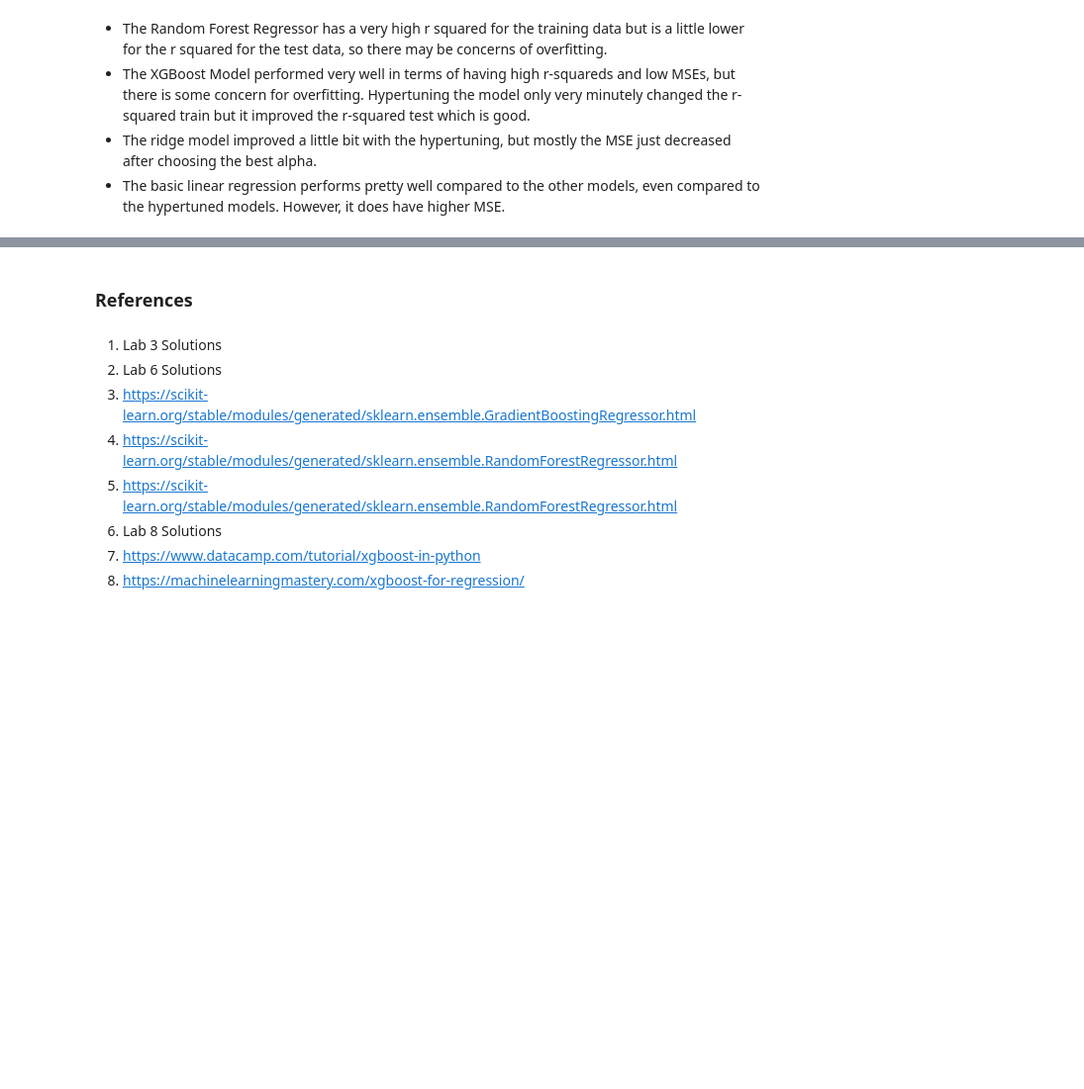
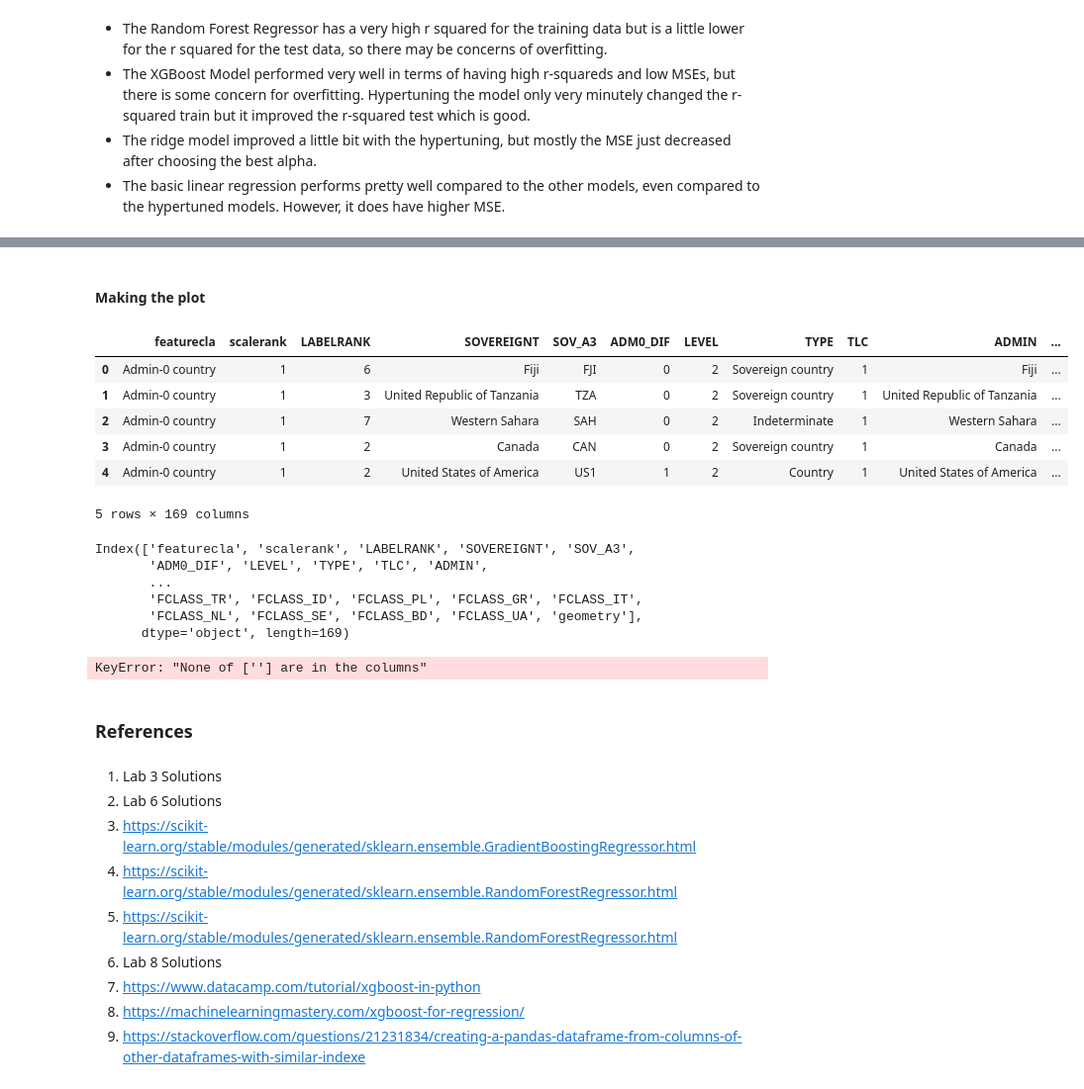
Before and after one commit to MLFP-90803-SP24-FinalProjects/Team13-ML-finalProject-Unveiling-the-Future-of-Women-in-STEM, a Jupyter notebook: Question2Gracie.ipynb, the cells around one changed output, grey strips where cells are left out. Shown at 99% size. Drawn from its saved outputs; the diff is of its cells as text; code cells hidden in the pictures; blank space fills up the shorter version.

```diff
--- a/Question2Gracie.ipynb
+++ b/Question2Gracie.ipynb
@@ -500,3 +554,68 @@ finetuned_results_df
+# %% [markdown]
+#### Making the plot
+# %%
+import geopandas as gpd
+
+world = gpd.read_file('ne_110m_admin_0_countries');
+world = gpd.GeoDataFrame(world)
+
+world.head()
+# %% [output]
+|  | featurecla | scalerank | LABELRANK | SOVEREIGNT | SOV_A3 | ADM0_DIF | LEVEL | TYPE | TLC | ADMIN | ... |
+| 0 | Admin-0 country | 1 | 6 | Fiji | FJI | 0 | 2 | Sovereign country | 1 | Fiji | ... |
+| 1 | Admin-0 country | 1 | 3 | United Republic of Tanzania | TZA | 0 | 2 | Sovereign country | 1 | United Republic of Tanzania | ... |
+| 2 | Admin-0 country | 1 | 7 | Western Sahara | SAH | 0 | 2 | Indeterminate | 1 | Western Sahara | ... |
+| 3 | Admin-0 country | 1 | 2 | Canada | CAN | 0 | 2 | Sovereign country | 1 | Canada | ... |
+| 4 | Admin-0 country | 1 | 2 | United States of America | US1 | 1 | 2 | Country | 1 | United States of America | ... |
+5 rows × 169 columns
+# %%
+print(world.columns)
+# %% [output]
+Index(['featurecla', 'scalerank', 'LABELRANK', 'SOVEREIGNT', 'SOV_A3',
+       'ADM0_DIF', 'LEVEL', 'TYPE', 'TLC', 'ADMIN',
+       ...
+       'FCLASS_TR', 'FCLASS_ID', 'FCLASS_PL', 'FCLASS_GR', 'FCLASS_IT',
+       'FCLASS_NL', 'FCLASS_SE', 'FCLASS_BD', 'FCLASS_UA', 'geometry'],
+      dtype='object', length=169)
+# %%
+import plotly.express as px
+
+# Merge 'world' dataframe on country names
+merged = world.set_index('').join(dif_df).set_index('Country Code')
+
+#color scale
+colorscales = [
+    [0.0, '#FFF3EB'],
+    [0.5, '#F6BDB4'],
+    [1.0, '#9D6449']
+]
+
+
+# Create a choropleth map
+fig = px.choropleth(merged,
+                    geojson=merged.geometry.__geo_interface__,
+                    locations=merged.index,
+                    color='residual',
+                    color_continuous_scale=colorscales
+                   )
+
+# Update layout settings of the map
+fig.update_layout(
+    margin={"r":0, "t":0, "l":0, "b":0},
+    coloraxis_colorbar={
+        'title': "Residuals",
+        'orientation': "v",
+        'len': 0.5
+    },
+    paper_bgcolor='rgba(0,0,0,0)',
+    plot_bgcolor='rgba(0,0,0,0)' ,
+    title="Residuals by Country: School enrollment, secondary, female (% gross)"
+)
+
+# Display the figure
+fig.show()
+# %% [output]
+KeyError: "None of [''] are in the columns"
 # %% [markdown]
 ### References
 # %% [markdown]
@@ -508,3 +627,4 @@ finetuned_results_df
 6. Lab 8 Solutions
 7. https://www.datacamp.com/tutorial/xgboost-in-python
 8. https://machinelearningmastery.com/xgboost-for-regression/
+9. https://stackoverflow.com/questions/21231834/creating-a-pandas-dataframe-from-columns-of-other-dataframes-with-similar-indexe
```
Also changed, not shown: parts of 14 cells of this notebook.
